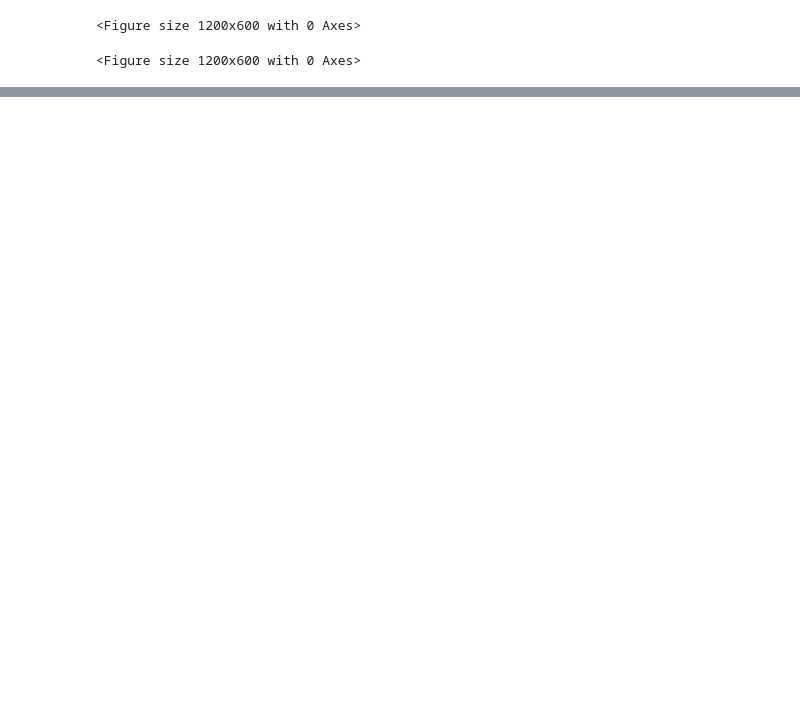
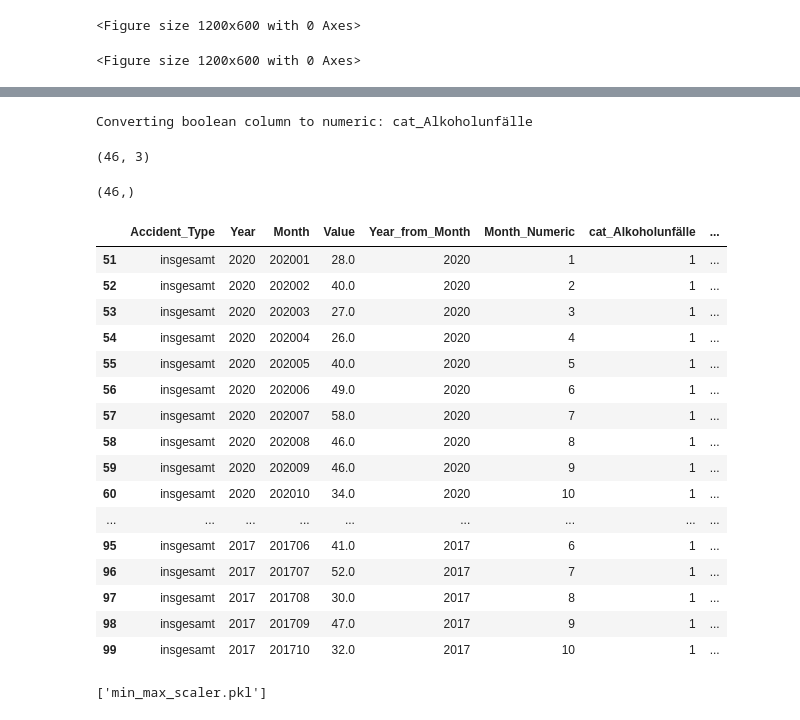
Before and after one commit to harmonicsvd/DPS-Work, a Jupyter notebook: data.ipynb, the cells around one changed output, grey strips where cells are left out. Cells and saved outputs as stored; diff of their text form; code cells hidden in the pictures; blank space fills up the shorter version.

```diff
--- a/data.ipynb
+++ b/data.ipynb
@@ -115,0 +198,9 @@ plt.show()
+# %%
+model_data_encoded = pd.get_dummies(model_data, columns=['Category'], prefix='cat')
+# %%
+for col in model_data_encoded.columns:
+    if model_data_encoded[col].dtype == bool:
+        print(f"Converting boolean column to numeric: {col}")
+        model_data_encoded[col] = model_data_encoded[col].astype(int)
+# %% [output]
+Converting boolean column to numeric: cat_Alkoholunfälle
@@ -115,0 +209,3 @@ plt.show()
+# %%
+min_max_scaler = MinMaxScaler(feature_range=(-1, 1))
+model_data_encoded['Value_Normalized'] = min_max_scaler.fit_transform(model_data_encoded[['Value']])
@@ -115,0 +215,8 @@ plt.show()
+# %%
+X.shape
+# %% [output]
+(46, 3)
+# %%
+y.shape
+# %% [output]
+(46,)
@@ -115,0 +227,24 @@ plt.show()
+# %%
+model_data_encoded
+# %% [output]
+|  | Accident_Type | Year | Month | Value | Year_from_Month | Month_Numeric | cat_Alkoholunfälle | ... |
+| 51 | insgesamt | 2020 | 202001 | 28.0 | 2020 | 1 | 1 | ... |
+| 52 | insgesamt | 2020 | 202002 | 40.0 | 2020 | 2 | 1 | ... |
+| 53 | insgesamt | 2020 | 202003 | 27.0 | 2020 | 3 | 1 | ... |
+| 54 | insgesamt | 2020 | 202004 | 26.0 | 2020 | 4 | 1 | ... |
+| 55 | insgesamt | 2020 | 202005 | 40.0 | 2020 | 5 | 1 | ... |
+| 56 | insgesamt | 2020 | 202006 | 49.0 | 2020 | 6 | 1 | ... |
+| 57 | insgesamt | 2020 | 202007 | 58.0 | 2020 | 7 | 1 | ... |
+| 58 | insgesamt | 2020 | 202008 | 46.0 | 2020 | 8 | 1 | ... |
+| 59 | insgesamt | 2020 | 202009 | 46.0 | 2020 | 9 | 1 | ... |
+| 60 | insgesamt | 2020 | 202010 | 34.0 | 2020 | 10 | 1 | ... |
+| ... | ... | ... | ... | ... | ... | ... | ... | ... |
+| 95 | insgesamt | 2017 | 201706 | 41.0 | 2017 | 6 | 1 | ... |
+| 96 | insgesamt | 2017 | 201707 | 52.0 | 2017 | 7 | 1 | ... |
+| 97 | insgesamt | 2017 | 201708 | 30.0 | 2017 | 8 | 1 | ... |
+| 98 | insgesamt | 2017 | 201709 | 47.0 | 2017 | 9 | 1 | ... |
+| 99 | insgesamt | 2017 | 201710 | 32.0 | 2017 | 10 | 1 | ... |
+# %%
+joblib.dump(min_max_scaler, 'min_max_scaler.pkl')
+# %% [output]
+['min_max_scaler.pkl']
```
Also changed, not shown: parts of 22 cells of this notebook.
